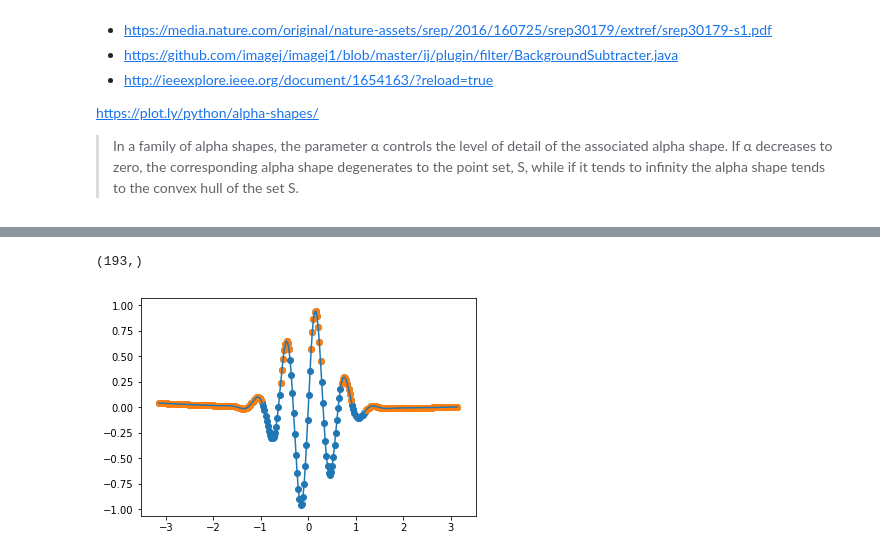
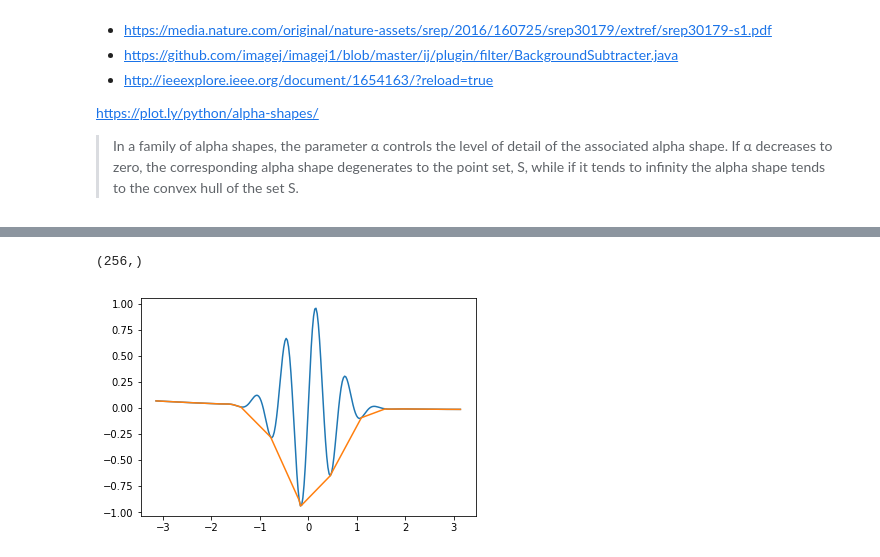
Before and after one commit to david-hoffman/fibflatten, a Jupyter notebook: Rolling Ball Dev2D.ipynb, the cells around one changed output, grey strips where cells are left out. Cells and saved outputs as stored; diff of their text form; code cells hidden in the pictures.

Commit message:
Add fast rolling ball and warping sandbox

```diff
--- a/Rolling Ball Dev2D.ipynb
+++ b/Rolling Ball Dev2D.ipynb
@@ -76,11 +179,11 @@ ax.plot(x, y)
 # %%
+X, Y = rolling_ball_filter(np.array((x, y)).T, 1, top=False, kind=1)
+
 # the complement of rolling above is below
 fig, ax = plt.subplots()
-X, Y = np.unique(a[~pa].reshape(-1, 2), axis=0).T
-ax.scatter(x, y)
-ax.scatter(X, Y)
 ax.plot(x, y)
+ax.plot(X, Y)
 X.shape
 # %% [output]
-(193,)
+(256,)
-[figure, old version]
+[figure, new version]
```
Also changed, not shown: parts of 17 cells of this notebook, 6 other files.
